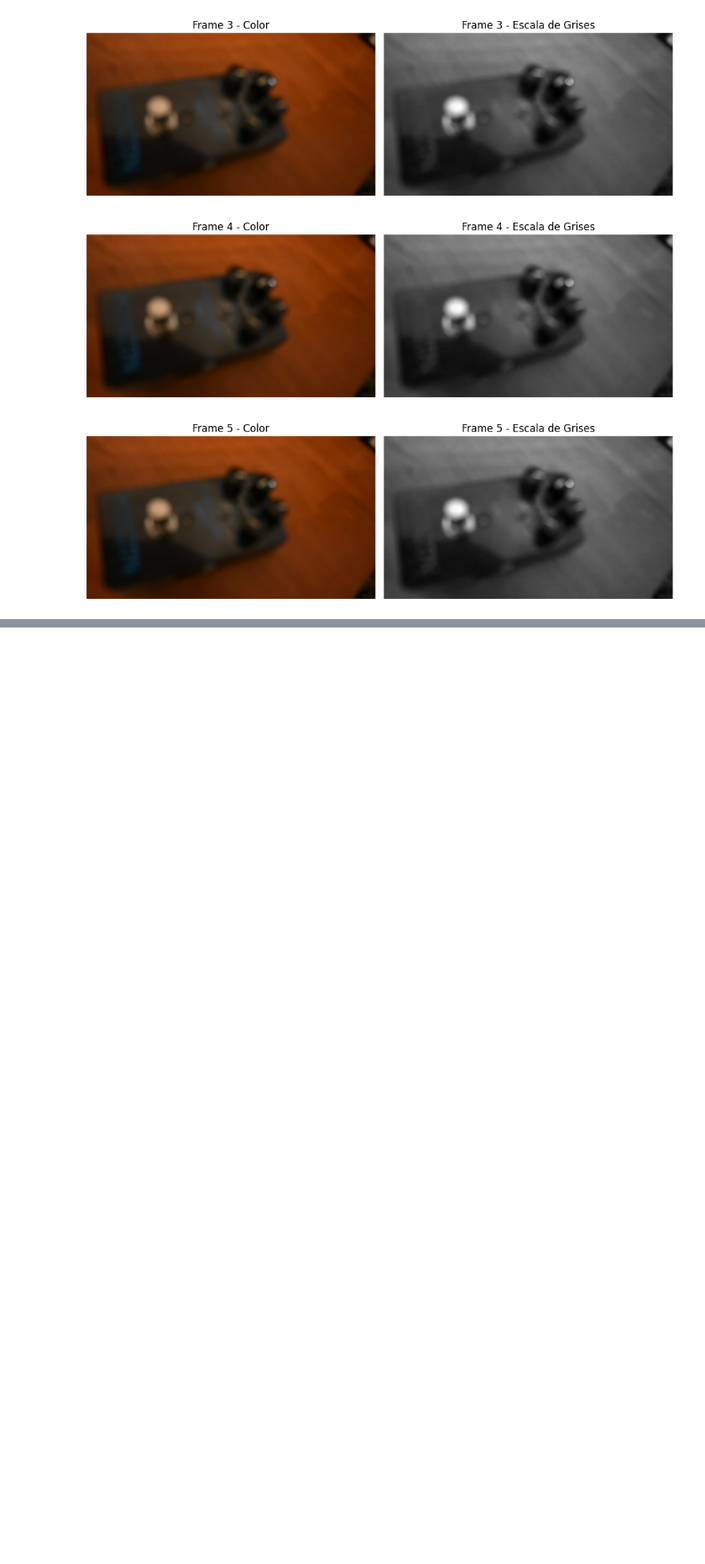
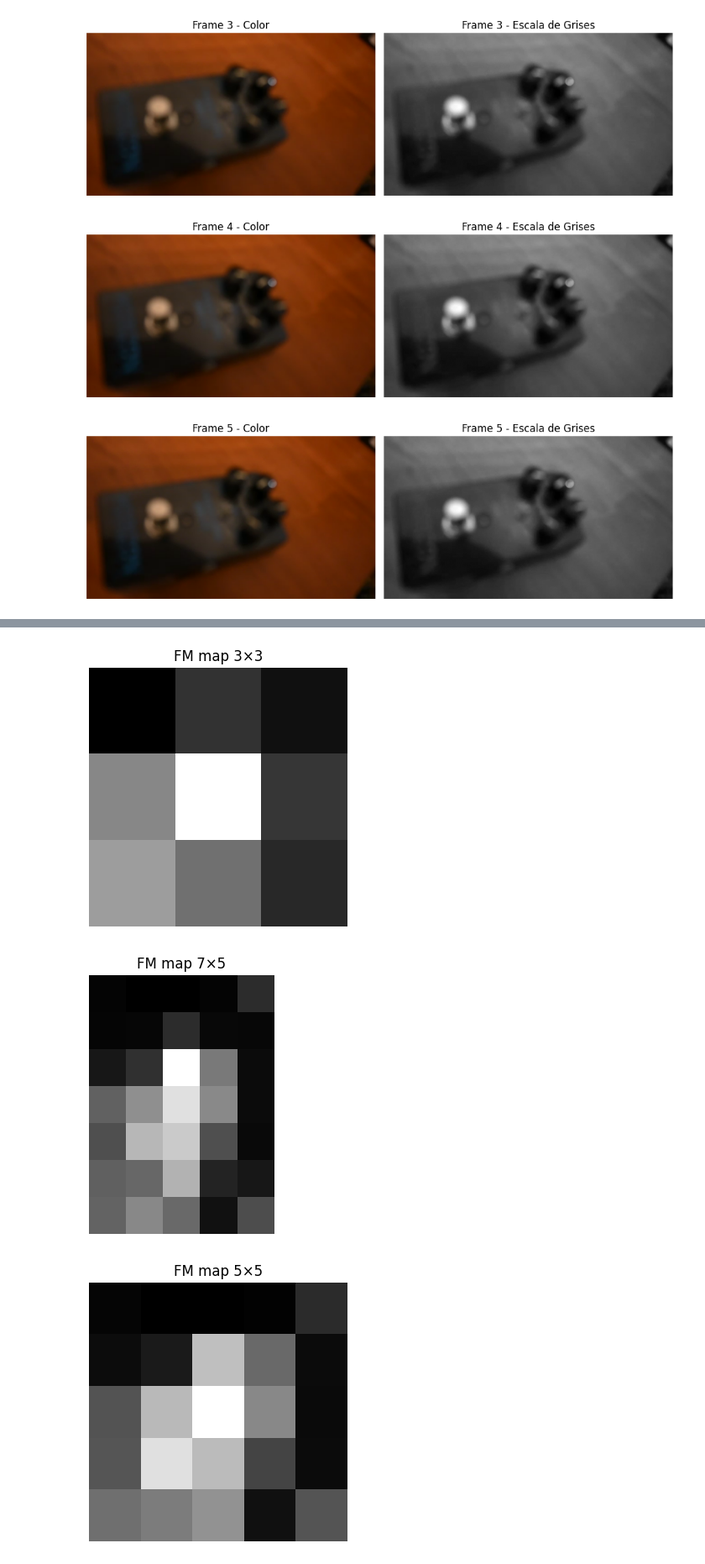
Before and after one commit to claudiobarril/vpc1_19co2025, a Jupyter notebook: tp2/parte_1.ipynb, the cells around one changed output, grey strips where cells are left out. Shown at 84% size. Saved outputs shown, nothing was run; the diff lists cells and outputs as text; code cells hidden in the pictures; blank space fills up the shorter version.

```diff
--- a/tp2/parte_1.ipynb
+++ b/tp2/parte_1.ipynb
@@ -65,0 +145,8 @@ Mostrando los 3 frames con mayor FM:
+# %%
+for rows, cols in grid_configs:
+    fm_map = utils.measure_grid_focus_map(frame_109_gray, rows, cols)
+    utils.show_image(fm_map, title=f"FM map {rows}×{cols}")
+# %% [output]
+[figure, added]
+[figure, added]
+[figure, added]
```
Also changed, not shown: parts of 15 cells of this notebook, 3 other files.
